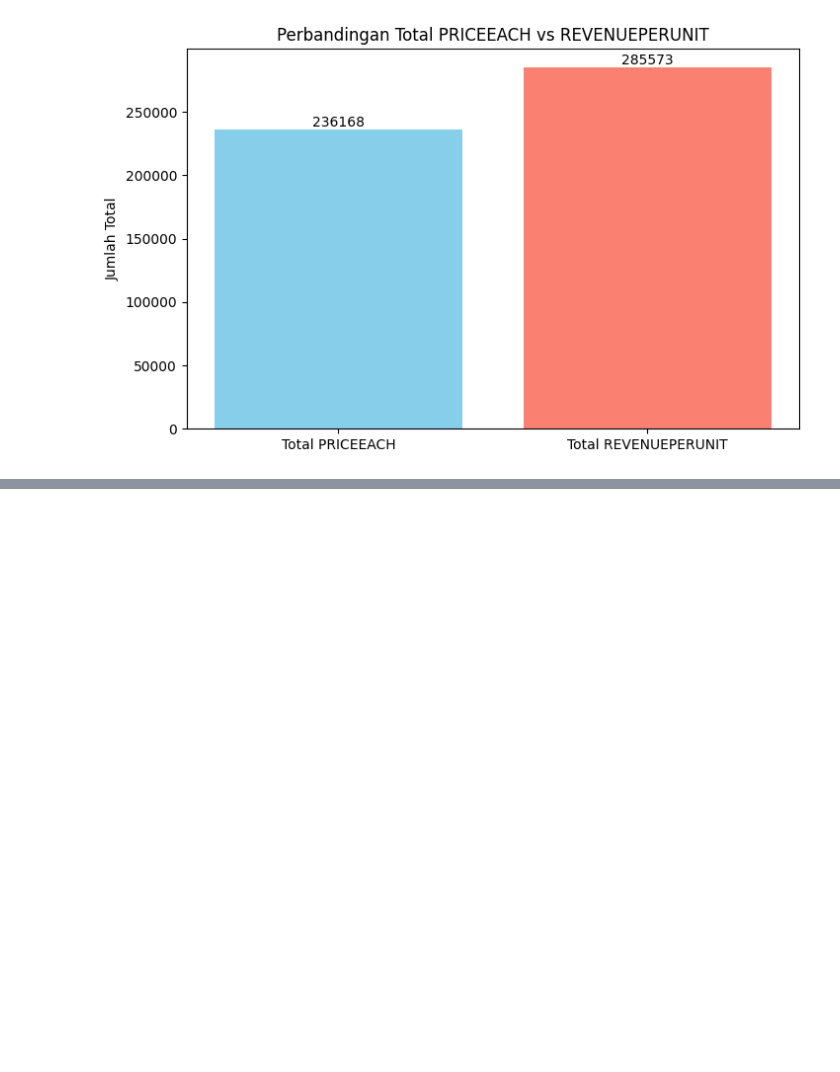
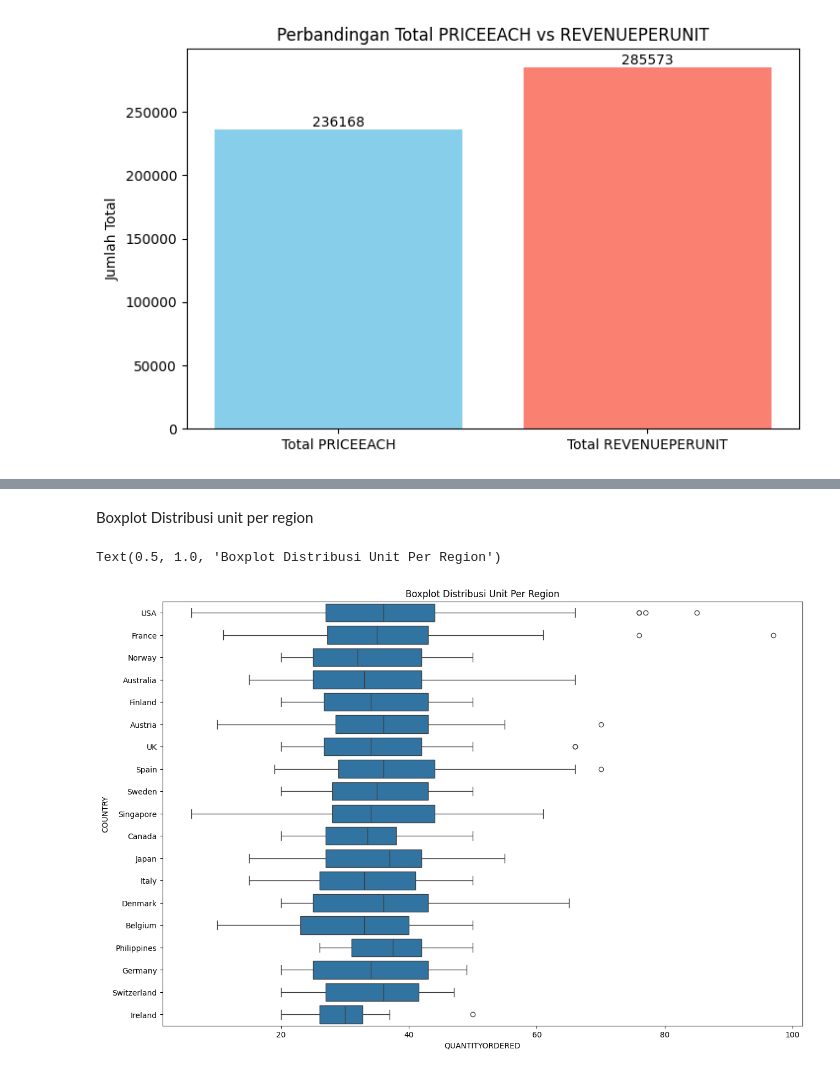
Before and after one commit to gdandra/Belajar_Data, a Jupyter notebook: Fase_1/cleaning.ipynb, the cells around one changed output, grey strips where cells are left out. Cells and saved outputs as stored; diff of their text form; code cells hidden in the pictures; blank space fills up the shorter version.

```diff
--- a/Fase_1/cleaning.ipynb
+++ b/Fase_1/cleaning.ipynb
@@ -366,0 +546,2 @@ plt.show()
+# %% [markdown]
+Boxplot Distribusi unit per region
@@ -366,0 +550,6 @@ plt.show()
+# %%
+plt.figure(figsize=(15, 10))
+sns.boxplot(data = df, x="QUANTITYORDERED", y="COUNTRY").set_title("Boxplot Distribusi Unit Per Region")
+# %% [output]
+Text(0.5, 1.0, 'Boxplot Distribusi Unit Per Region')
+[figure, added]
```
Also changed, not shown: parts of 27 cells of this notebook.
